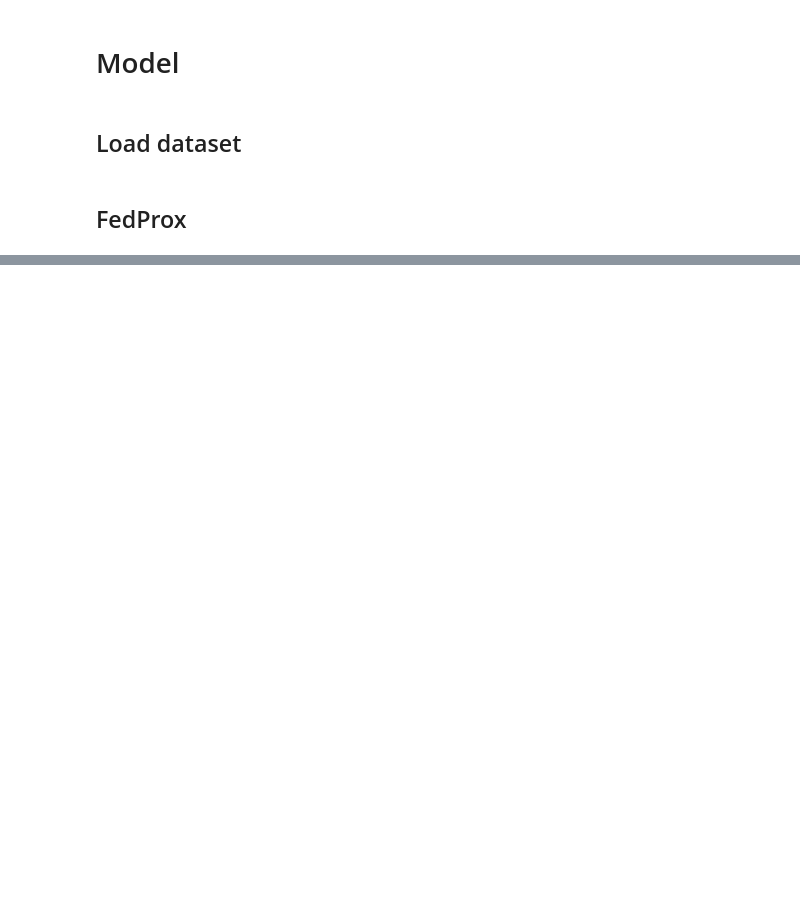
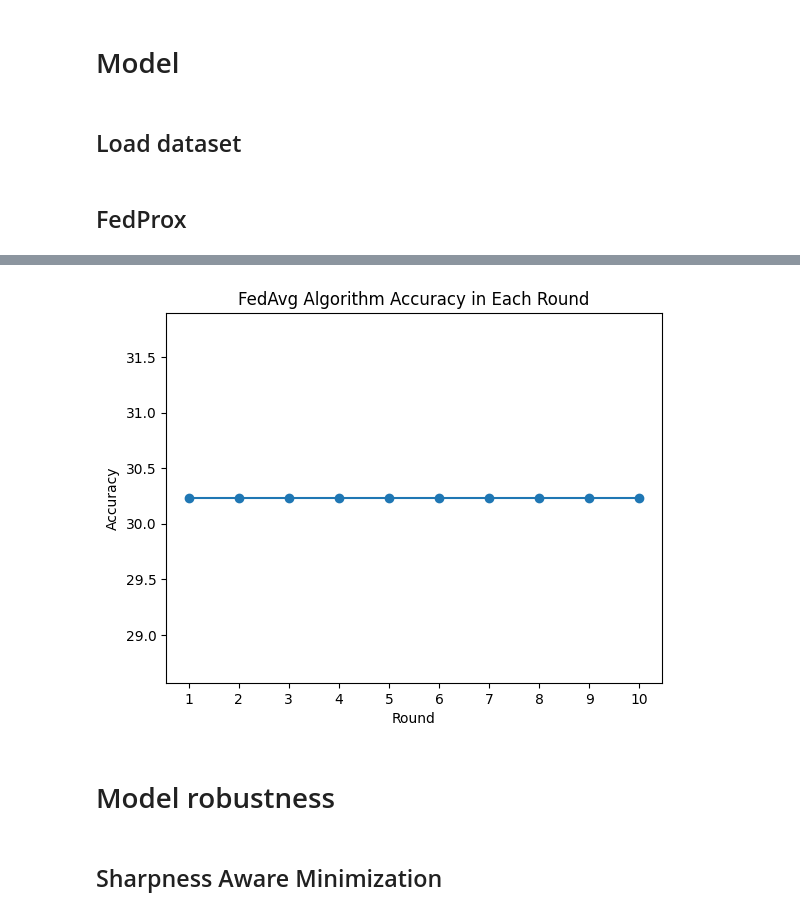
Before and after one commit to amirhosein-prdv/ISAC-based-gesture-recognition-with-federated-learning, a Jupyter notebook: FedProx.ipynb, the cells around one changed output, grey strips where cells are left out. Drawn from its saved outputs; the diff is of its cells as text; code cells hidden in the pictures; blank space fills up the shorter version.

```diff
--- a/FedProx.ipynb
+++ b/FedProx.ipynb
@@ -239,0 +181,20 @@ Error:
+# %%
+rounds = range(1, len(fed_prox_round_accuracy) + 1)
+
+# Plot the accuracy values
+plt.plot(rounds, fed_prox_round_accuracy, marker='o', linestyle='-')
+
+# Set labels and title
+plt.xlabel('Round')
+plt.ylabel('Accuracy')
+plt.title('FedAvg Algorithm Accuracy in Each Round')
+plt.xticks(rounds)
+
+# Display the plot
+plt.show()
+# %% [output]
+[figure, added]
+# %% [markdown]
+# Model robustness
+# %% [markdown]
+## Sharpness Aware Minimization
```
Also changed, not shown: parts of 16 cells of this notebook, 1 other file.
